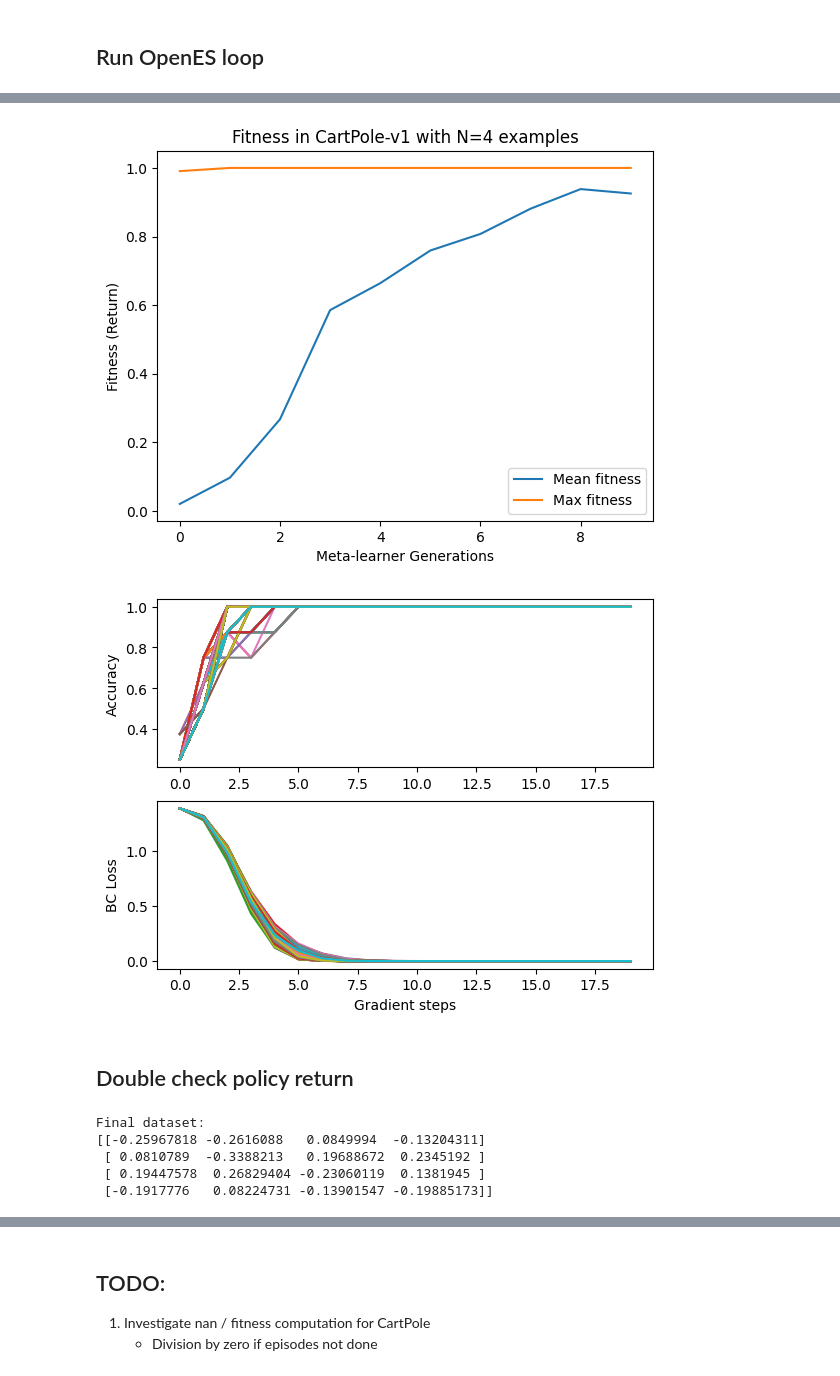
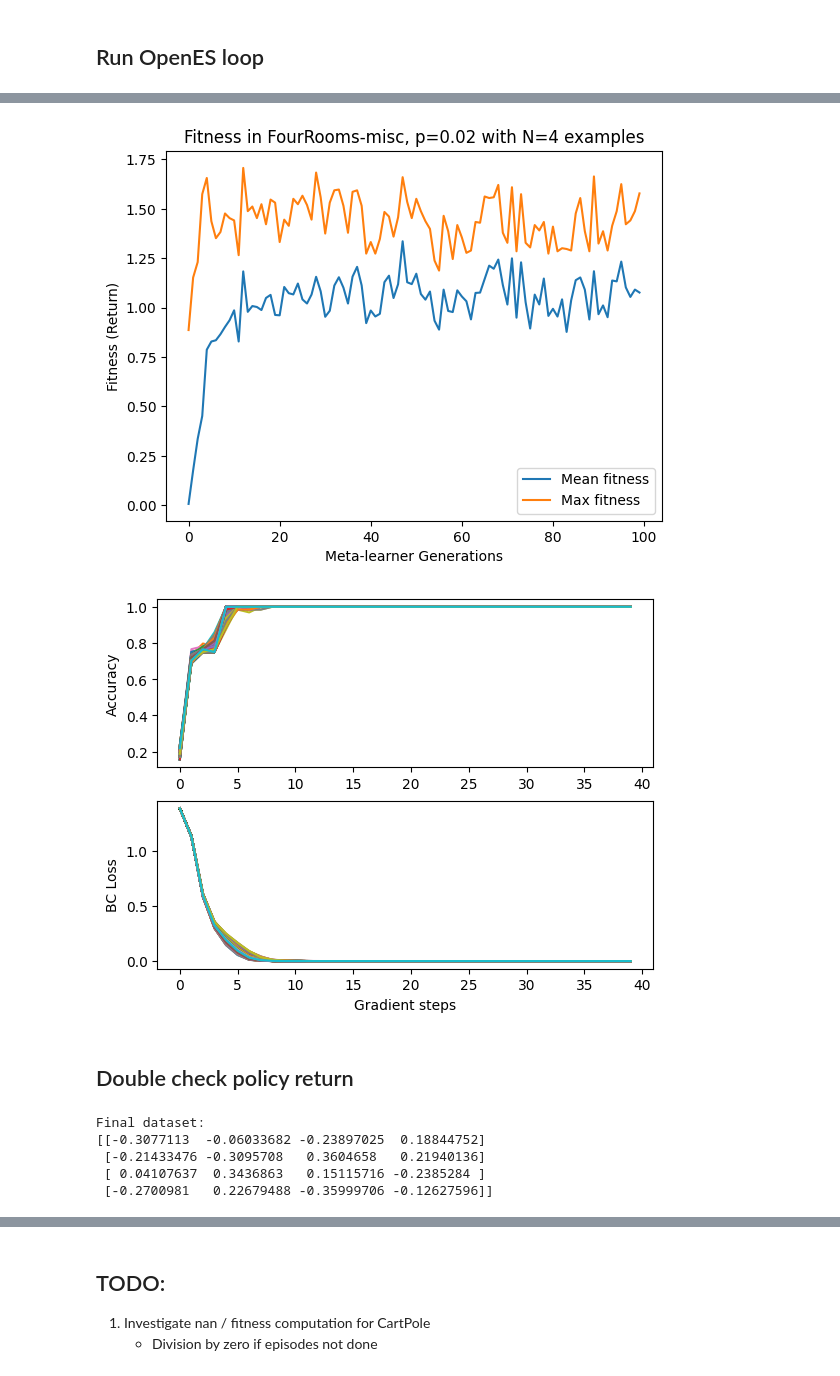
Before and after one commit to lupuandr/explainable-policies, a Jupyter notebook: notebooks/MPD_FourRooms.ipynb, the cells around one changed output, grey strips where cells are left out. Saved outputs shown, nothing was run; the diff lists cells and outputs as text; code cells hidden in the pictures.

Commit message:
Implement parametrized action labels (continuous)

```diff
--- a/notebooks/MPD_FourRooms.ipynb
+++ b/notebooks/MPD_FourRooms.ipynb
@@ -30,15 +30,15 @@ config = {
     "LR": 5e-2,  # 5e-3      # 2.5e-2 to 5e-2 brings BC loss to ~0 for UPDATE_EPOCHS=10 and up to 100 states/action
     "NUM_ENVS": 16,   #8 # Num eval envs
     "NUM_STEPS": 512,   #128 # Max num eval steps per env
-    "UPDATE_EPOCHS": 20,  # Num BC gradient steps
+    "UPDATE_EPOCHS": 40,  # Num BC gradient steps
     "MAX_GRAD_NORM": 0.5,
     "ACTIVATION": "relu",
     "WIDTH" : 64,
     "ENV_NAME": env_name,
     "ANNEAL_LR": True,
-    "GREEDY_ACT": True,  # Whether to use greedy act in env or sample
+    "GREEDY_ACT": False,  # Whether to use greedy act in env or sample
     "ENV_PARAMS" : {
-        "fail_prob" : 0.1
+        "fail_prob" : 0.02
     }
 }
 
@@ -52,9 +52,9 @@ n_actions = env.action_space(env_params).n
 es_config = {
     "popsize": 500,  # Num of candidates
     "dataset_size": n_actions * 1, #10 #20000,  # Num of (s,a) pairs (split evenly across actions)
-    "rollouts_per_candidate": 2,  #32 Num of BC policies trained per candidate
-    "n_generations": 10,
-    "log_interval": 1,
+    "rollouts_per_candidate": 16,  #32 Num of BC policies trained per candidate
+    "n_generations": 100,
+    "log_interval": 5,
 }
 
 params = jnp.zeros(
@@ -168,8 +169,9 @@ for gen in range(es_config["n_generations"]):
         returns = out["metrics"]["returned_episode_returns"]  # dim=(popsize, rollouts, num_steps, num_envs)
         dones = out["metrics"]["returned_episode"]  # same dim, True for last steps, False otherwise
 
-        # Division by zero, you idiot
-        fitness = (returns * dones).sum(axis=(-1, -2, -3)) / dones.sum(axis=(-1, -2, -3))  # fitness, dim = (popsize)
+        # Fitness is cumulative return over 512 steps, averaged over rollouts and envs
+        # This is necessary since FourRooms has no penalty for finding the goal in many steps
+        fitness = (returns * dones).sum(axis=(-1, -2, -3)) / (es_config["rollouts_per_candidate"] * config["NUM_ENVS"]) #/ dones.sum(axis=(-1, -2, -3))  # fitness, dim = (popsize)
         fitness = fitness.flatten()    # Necessary if pmap-ing to 2+ devices
 
     # Update ES strategy with fitness info
@@ -208,18 +216,18 @@ Total time: 1.1min
 # %%
 from scipy.signal import savgol_filter
 # savgol_filter(y, 20, 3)
 
 y = fitness_over_gen
 plt.plot(fitness_over_gen, label="Mean fitness")
 y = max_fitness_over_gen
 plt.plot(max_fitness_over_gen, label="Max fitness")
-plt.title(f"Fitness in CartPole-v1 with N={es_config['dataset_size']} examples")
+plt.title(f"Fitness in {config['ENV_NAME']}, p={config['ENV_PARAMS']['fail_prob']} with N={es_config['dataset_size']} examples")
 plt.ylabel("Fitness (Return)")
 plt.xlabel("Meta-learner Generations")
 plt.legend()
 plt.show()
 # %% [output]
-[figure, old version]
+[figure, new version]
 # %%
 def reshape(arr):
     """Removes extra dim due to pmap"""
@@ -233,12 +241,13 @@ for i in range(es_config["popsize"]):
     ax[0].plot(acc)
     ax[0].set_ylabel("Accuracy")
 
+
     loss = reshape(out["metrics"]["bc_loss"])[i].mean(axis=0)
     ax[1].plot(loss)
     ax[1].set_ylabel("BC Loss")
     ax[1].set_xlabel("Gradient steps")
 # %% [output]
-[figure, old version]
+[figure, new version]
 # %% [markdown]
 ## Double check policy return
 # %%
@@ -252,13 +261,17 @@ if len(jax.devices()) > 1:
 else:
     best_idx = (best % (P//2))
 
-final_dataset = final_datasets_reshaped[best_idx]
+final_gen_dataset = final_datasets_reshaped[best_idx]
+# final_dataset = final_gen_dataset
+final_dataset = state.best_member
+
+final_dataset = final_dataset.reshape(final_gen_dataset.shape)
 
 print("Final dataset:")
 print(final_dataset)
 # %% [output]
 Final dataset:
-[[-0.25967818 -0.2616088   0.0849994  -0.13204311]
- [ 0.0810789  -0.3388213   0.19688672  0.2345192 ]
- [ 0.19447578  0.26829404 -0.23060119  0.1381945 ]
- [-0.1917776   0.08224731 -0.13901547 -0.19885173]]
+[[-0.3077113  -0.06033682 -0.23897025  0.18844752]
+ [-0.21433476 -0.3095708   0.3604658   0.21940136]
+ [ 0.04107637  0.3436863   0.15115716 -0.2385284 ]
+ [-0.2700981   0.22679488 -0.35999706 -0.12627596]]
```
Also changed, not shown: parts of 13 cells of this notebook, 7 other files.
